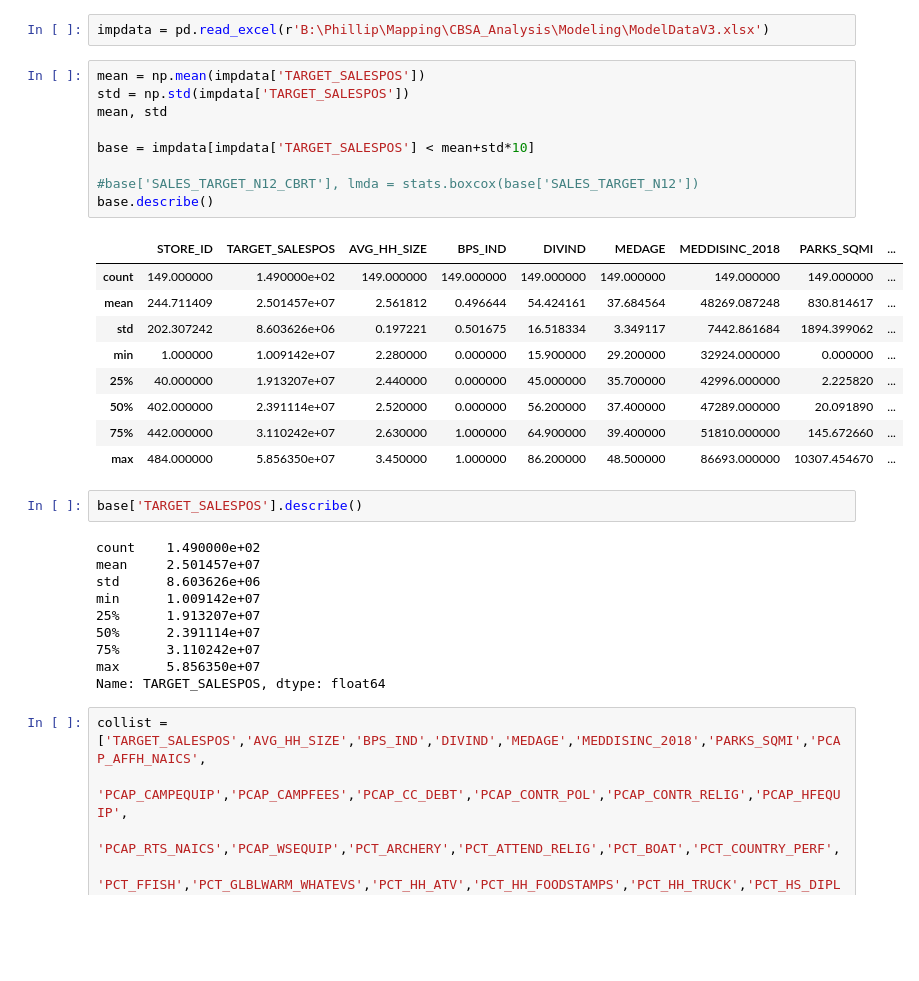
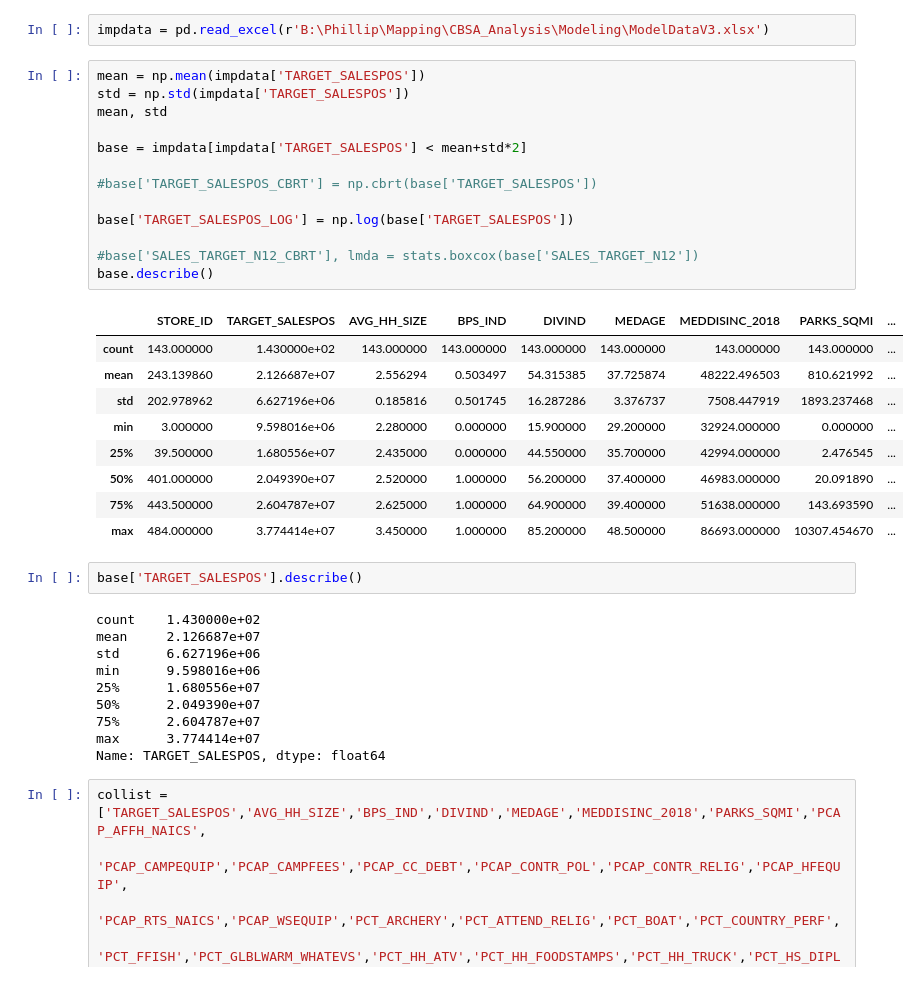
Before and after one commit to FloobtheGreat/IPy_Notebooks, a Jupyter notebook: Analyses/Store_Sales_Volume_Projection.ipynb, the cells around one changed output. Cells and saved outputs as stored; diff of their text form; blank space fills up the shorter version.

```diff
--- a/Analyses/Store_Sales_Volume_Projection.ipynb
+++ b/Analyses/Store_Sales_Volume_Projection.ipynb
@@ -47,33 +47,37 @@ impdata = pd.read_excel(r'B:\Phillip\Mapping\CBSA_Analysis\Modeling\ModelDataV3.
 # %%
 mean = np.mean(impdata['TARGET_SALESPOS'])
 std = np.std(impdata['TARGET_SALESPOS'])
 mean, std
 
-base = impdata[impdata['TARGET_SALESPOS'] < mean+std*10]
+base = impdata[impdata['TARGET_SALESPOS'] < mean+std*2]
+
+#base['TARGET_SALESPOS_CBRT'] = np.cbrt(base['TARGET_SALESPOS'])
+
+base['TARGET_SALESPOS_LOG'] = np.log(base['TARGET_SALESPOS'])
 
 #base['SALES_TARGET_N12_CBRT'], lmda = stats.boxcox(base['SALES_TARGET_N12'])
 base.describe()
 # %% [output]
 |  | STORE_ID | TARGET_SALESPOS | AVG_HH_SIZE | BPS_IND | DIVIND | MEDAGE | MEDDISINC_2018 | PARKS_SQMI | ... |
-| count | 149.000000 | 1.490000e+02 | 149.000000 | 149.000000 | 149.000000 | 149.000000 | 149.000000 | 149.000000 | ... |
-| mean | 244.711409 | 2.501457e+07 | 2.561812 | 0.496644 | 54.424161 | 37.684564 | 48269.087248 | 830.814617 | ... |
-| std | 202.307242 | 8.603626e+06 | 0.197221 | 0.501675 | 16.518334 | 3.349117 | 7442.861684 | 1894.399062 | ... |
-| min | 1.000000 | 1.009142e+07 | 2.280000 | 0.000000 | 15.900000 | 29.200000 | 32924.000000 | 0.000000 | ... |
-| 25% | 40.000000 | 1.913207e+07 | 2.440000 | 0.000000 | 45.000000 | 35.700000 | 42996.000000 | 2.225820 | ... |
-| 50% | 402.000000 | 2.391114e+07 | 2.520000 | 0.000000 | 56.200000 | 37.400000 | 47289.000000 | 20.091890 | ... |
-| 75% | 442.000000 | 3.110242e+07 | 2.630000 | 1.000000 | 64.900000 | 39.400000 | 51810.000000 | 145.672660 | ... |
-| max | 484.000000 | 5.856350e+07 | 3.450000 | 1.000000 | 86.200000 | 48.500000 | 86693.000000 | 10307.454670 | ... |
+| count | 143.000000 | 1.430000e+02 | 143.000000 | 143.000000 | 143.000000 | 143.000000 | 143.000000 | 143.000000 | ... |
+| mean | 243.139860 | 2.126687e+07 | 2.556294 | 0.503497 | 54.315385 | 37.725874 | 48222.496503 | 810.621992 | ... |
+| std | 202.978962 | 6.627196e+06 | 0.185816 | 0.501745 | 16.287286 | 3.376737 | 7508.447919 | 1893.237468 | ... |
+| min | 3.000000 | 9.598016e+06 | 2.280000 | 0.000000 | 15.900000 | 29.200000 | 32924.000000 | 0.000000 | ... |
+| 25% | 39.500000 | 1.680556e+07 | 2.435000 | 0.000000 | 44.550000 | 35.700000 | 42994.000000 | 2.476545 | ... |
+| 50% | 401.000000 | 2.049390e+07 | 2.520000 | 1.000000 | 56.200000 | 37.400000 | 46983.000000 | 20.091890 | ... |
+| 75% | 443.500000 | 2.604787e+07 | 2.625000 | 1.000000 | 64.900000 | 39.400000 | 51638.000000 | 143.693590 | ... |
+| max | 484.000000 | 3.774414e+07 | 3.450000 | 1.000000 | 85.200000 | 48.500000 | 86693.000000 | 10307.454670 | ... |
 # %%
 base['TARGET_SALESPOS'].describe()
 # %% [output]
-count    1.490000e+02
-mean     2.501457e+07
-std      8.603626e+06
-min      1.009142e+07
-25%      1.913207e+07
-50%      2.391114e+07
-75%      3.110242e+07
-max      5.856350e+07
+count    1.430000e+02
+mean     2.126687e+07
+std      6.627196e+06
+min      9.598016e+06
+25%      1.680556e+07
+50%      2.049390e+07
+75%      2.604787e+07
+max      3.774414e+07
 Name: TARGET_SALESPOS, dtype: float64
 # %%
 collist = ['TARGET_SALESPOS','AVG_HH_SIZE','BPS_IND','DIVIND','MEDAGE','MEDDISINC_2018','PARKS_SQMI','PCAP_AFFH_NAICS',
```
Also changed, not shown: parts of 29 cells of this notebook.
